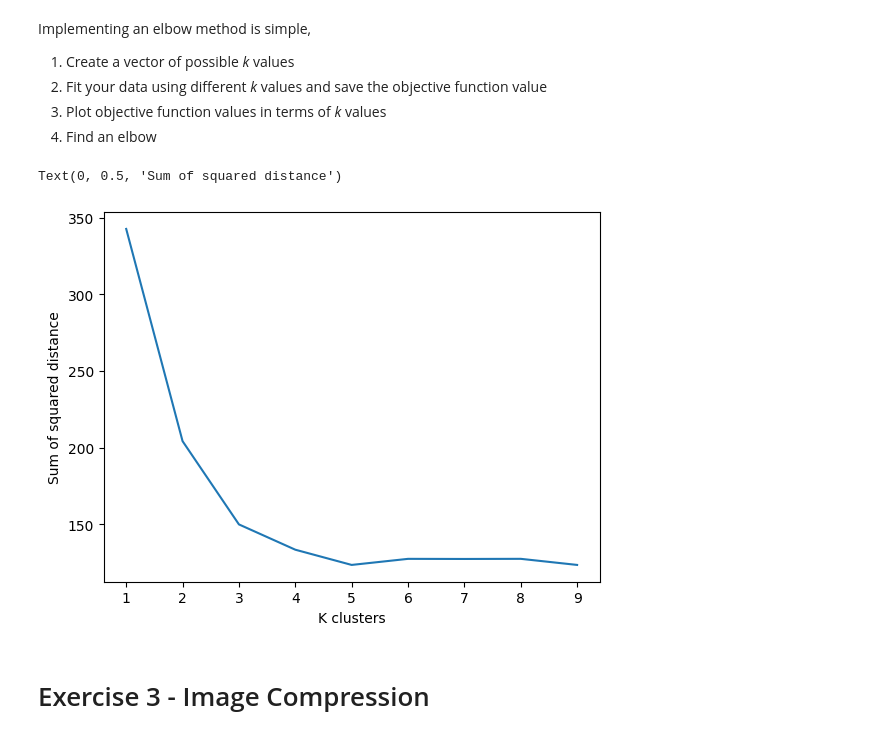
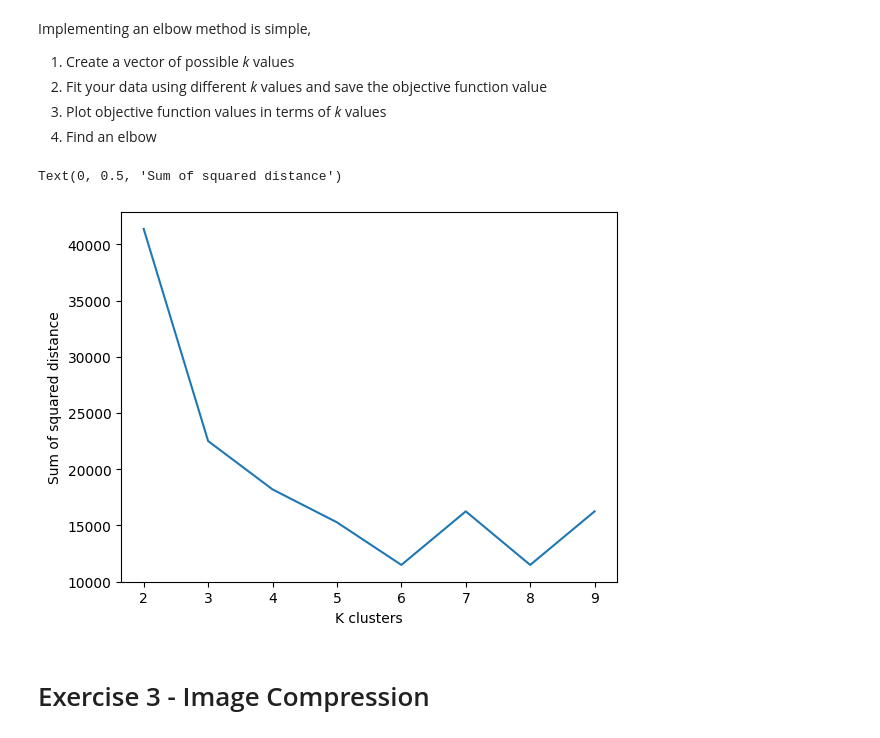
Before and after one commit to TaVodic/MPA-MLF, a Jupyter notebook: Lab_02/Lab_02_task.ipynb, the cells around one changed output. Drawn from its saved outputs; the diff is of its cells as text; code cells hidden in the pictures.

```diff
--- a/Lab_02/Lab_02_task.ipynb
+++ b/Lab_02/Lab_02_task.ipynb
@@ -312,7 +312,7 @@ def calculate_objective(assigned_centroids: np.ndarray, distances: np.ndarray) -
 
     ###################################
 
-    return objective_function_value
+    return np.square(objective_function_value)
 # %%
 calculate_objective(assigned_centroids, distances)
 # %% [output]
@@ -396,17 +396,22 @@ def fit(points: np.ndarray, k: int, n_of_oterations: int, error: float = 0.001)
     centroid_points = np.array([])
     last_objective = 10000.0
 
+
     k_clusters = initialize_clusters(loaded_points, k)
 
-    for _ in range(n_of_oterations):
+    for q in range(n_of_oterations):
       distances = compute_distances(points, k_clusters)
       assigned_centroids = assign_centroids(distances)
       k_clusters = calculate_new_centroids(loaded_points, assigned_centroids, k)
-      last_objective = calculate_objective(assigned_centroids, distances)
+      new_objective = calculate_objective(assigned_centroids, distances)
+      if abs(new_objective - last_objective) < error:
+        last_objective = new_objective
+        break
+      last_objective = new_objective
 
     centroid_points = k_clusters
 
     ###################################
 
-    return centroid_points, last_objective
+    return centroid_points, last_objective, q
 # %%
@@ -473,22 +463,22 @@ Implementing an elbow method is simple,
  3. Plot objective function values in terms of *k* values
  4. Find an elbow
 # %%
-k_all = range(1, 10)
+k_all = range(2, 10)
 all_objective = []
 
 for k in k_all:
-  [centroid, last_objective] = fit(loaded_points, k, 20)
+  [centroid, last_objective, iter] = fit(loaded_points, k, 20)
   all_objective.append(last_objective)
 
 #WRITE YOUR CODE HERE
 
 plt.figure()
 plt.plot(k_all, all_objective)
 plt.xlabel('K clusters')
 plt.ylabel('Sum of squared distance')
 # %% [output]
 Text(0, 0.5, 'Sum of squared distance')
-[figure, old version]
+[figure, new version]
 # %% [markdown]
 # Exercise 3 - Image Compression
 # %% [markdown]
```
Also changed, not shown: parts of 6 cells of this notebook, 1 other file.
